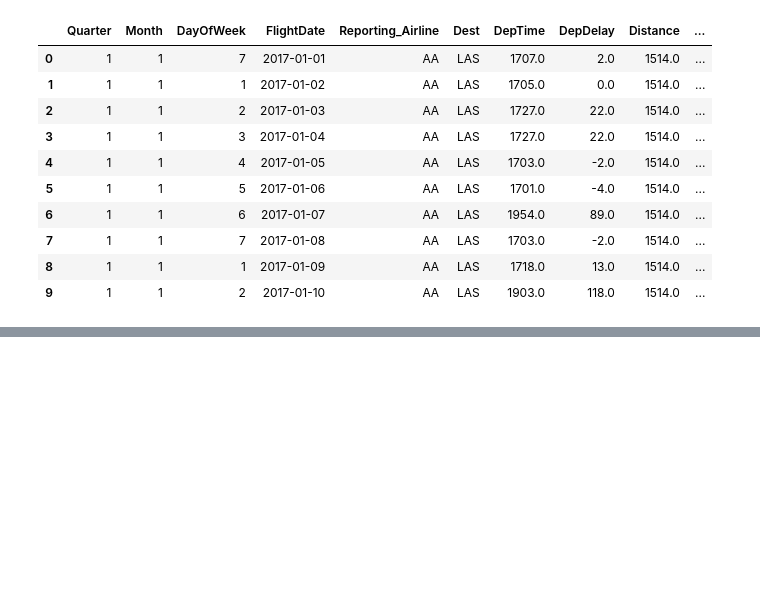
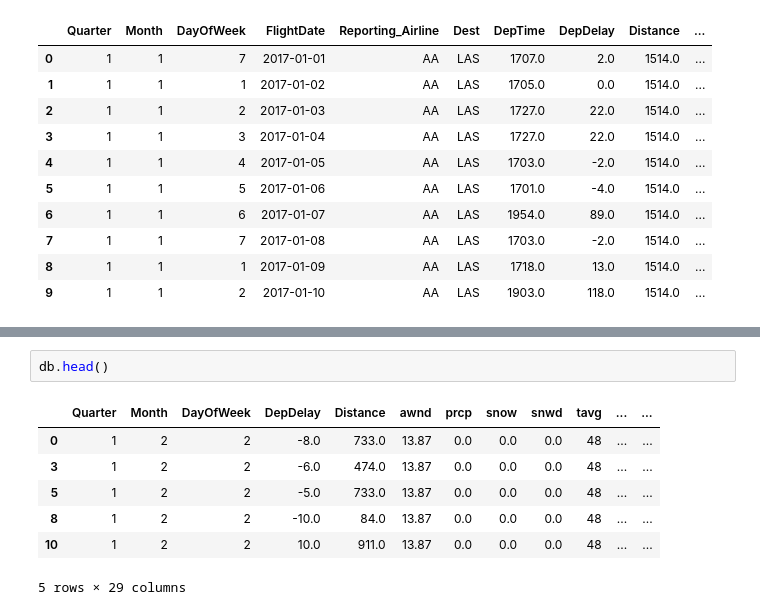
Before and after one commit to ChicagoDev/Flight-Delay-Classification, a Jupyter notebook: notebooks/Encapsulate Model Code.ipynb, the cells around one changed output, grey strips where cells are left out. Drawn from its saved outputs; the diff is of its cells as text; blank space fills up the shorter version.

```diff
--- a/notebooks/Encapsulate Model Code.ipynb
+++ b/notebooks/Encapsulate Model Code.ipynb
@@ -149,0 +252,10 @@ faa.get_modeling_df()
+# %%
+db.head()
+# %% [output]
+|  | Quarter | Month | DayOfWeek | DepDelay | Distance | awnd | prcp | snow | snwd | tavg | ... | ... |
+| 0 | 1 | 2 | 2 | -8.0 | 733.0 | 13.87 | 0.0 | 0.0 | 0.0 | 48 | ... | ... |
+| 3 | 1 | 2 | 2 | -6.0 | 474.0 | 13.87 | 0.0 | 0.0 | 0.0 | 48 | ... | ... |
+| 5 | 1 | 2 | 2 | -5.0 | 733.0 | 13.87 | 0.0 | 0.0 | 0.0 | 48 | ... | ... |
+| 8 | 1 | 2 | 2 | -10.0 | 84.0 | 13.87 | 0.0 | 0.0 | 0.0 | 48 | ... | ... |
+| 10 | 1 | 2 | 2 | 10.0 | 911.0 | 13.87 | 0.0 | 0.0 | 0.0 | 48 | ... | ... |
+5 rows × 29 columns
```
Also changed, not shown: parts of 8 cells of this notebook, 1 other file.
